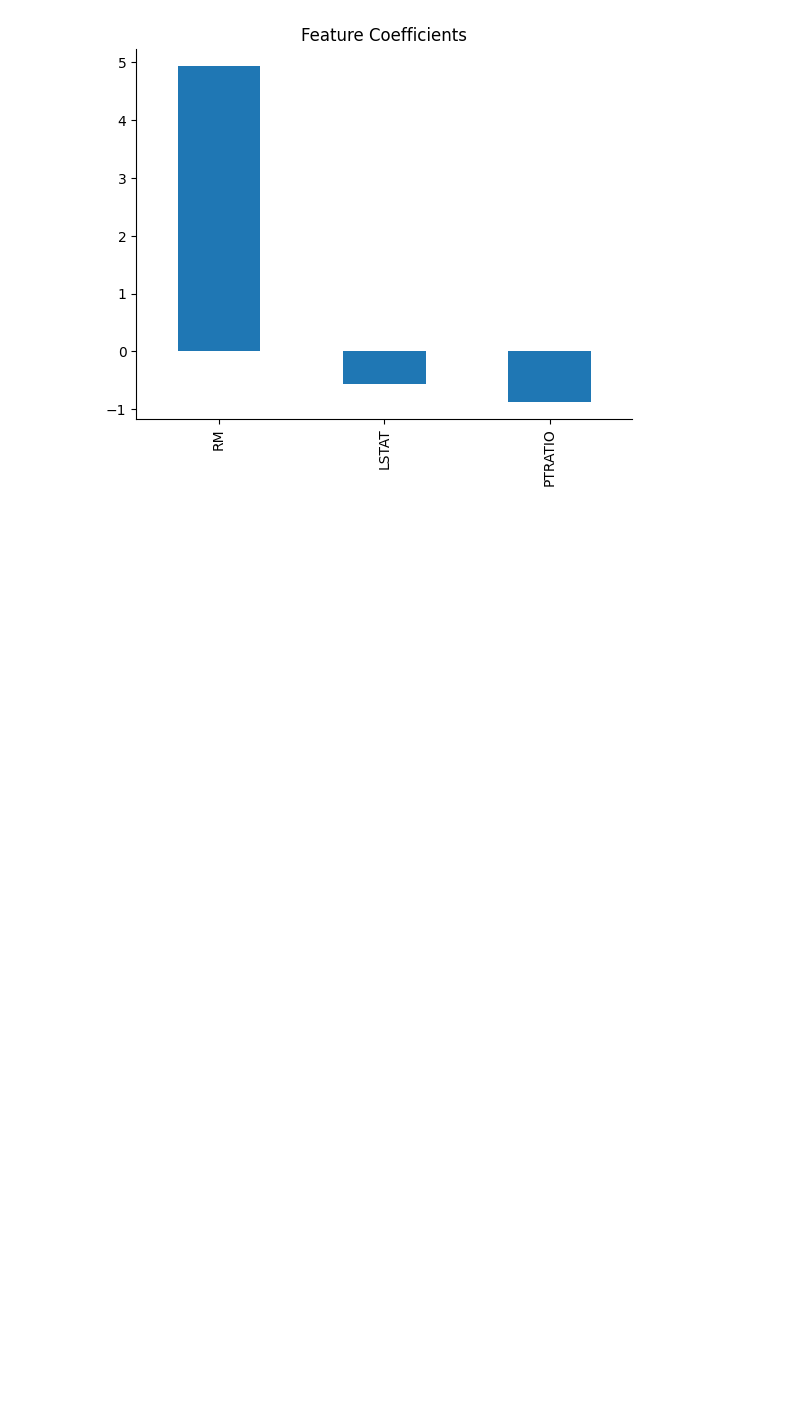
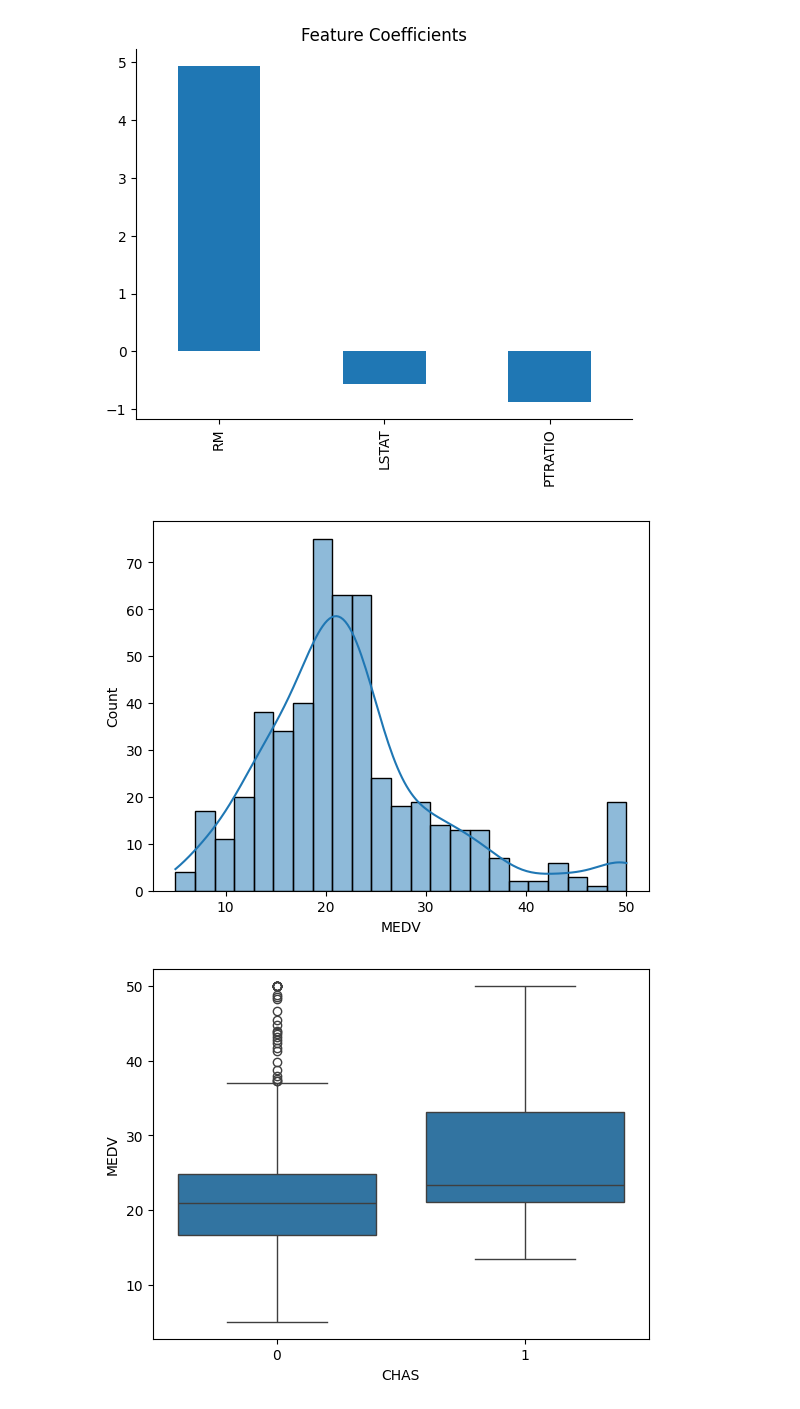
Before and after one commit to Usama-alt1/ML, a Jupyter notebook: House_Price_Prediction.ipynb, the cells around one changed output. Saved outputs shown, nothing was run; the diff lists cells and outputs as text; code cells hidden in the pictures; blank space fills up the shorter version.

```diff
--- a/House_Price_Prediction.ipynb
+++ b/House_Price_Prediction.ipynb
@@ -218,3 +220,12 @@ plt.gca().spines[['top', 'right']].set_visible(False)
 plt.show()
 # %% [output]
 [figure]
+# %%
+sns.histplot(df['MEDV'], kde=True)  # Example: Distribution of 'MEDV'
+plt.show()
+
+sns.boxplot(x='CHAS', y='MEDV', data=df)  # Example: Box plot of 'MEDV' by 'CHAS'
+plt.show()
+# %% [output]
+[figure, added]
+[figure, added]
```
Also changed, not shown: parts of 10 cells of this notebook.
